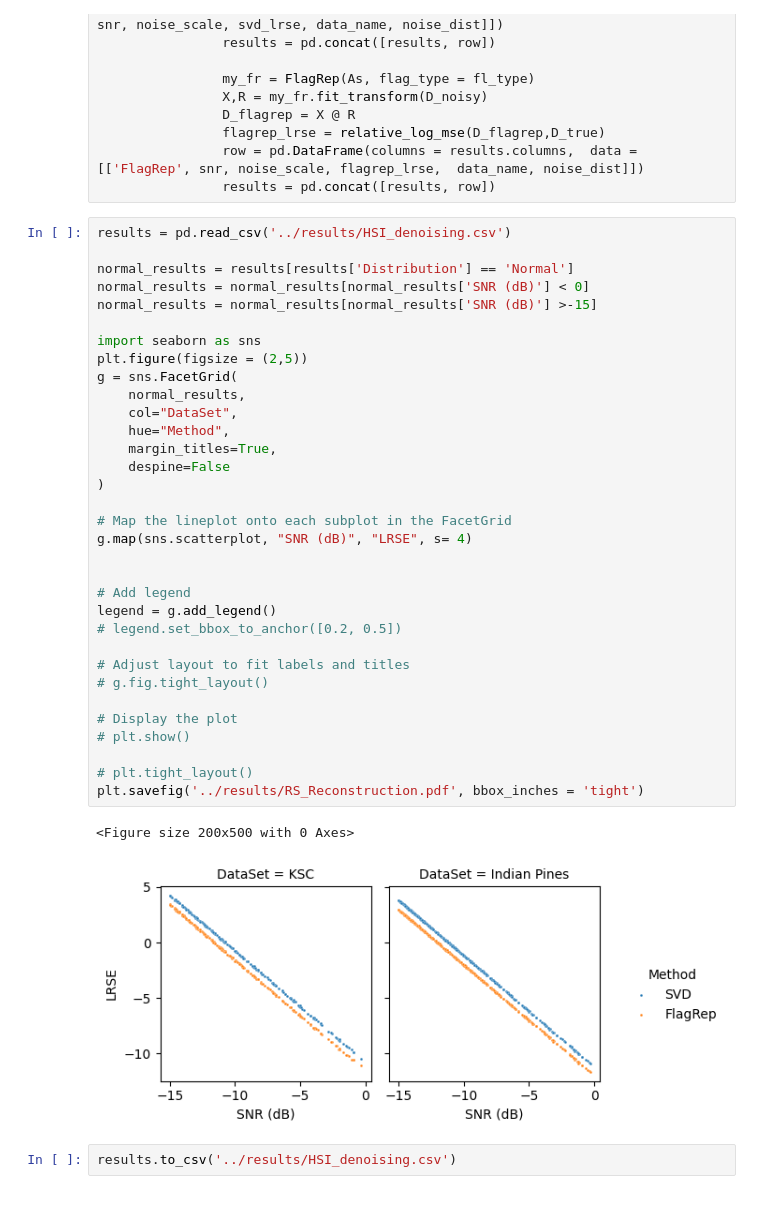
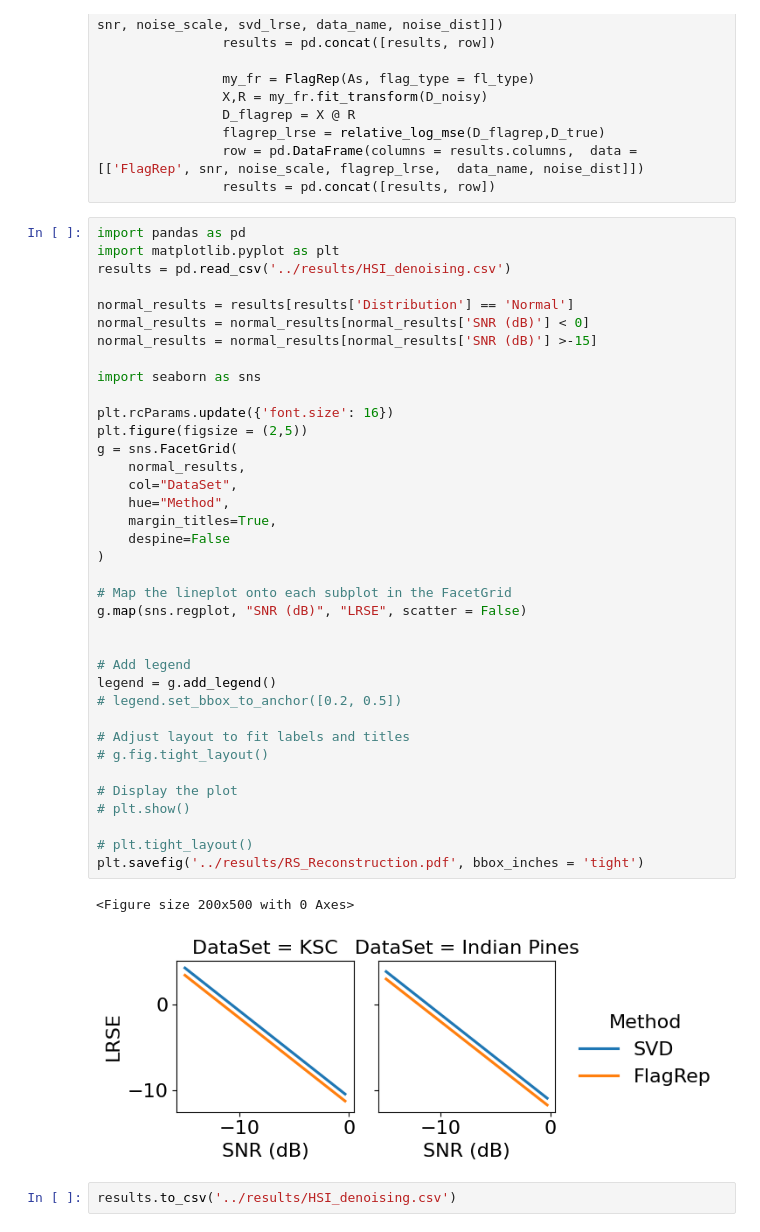
Before and after one commit to tolgabirdal/FlagManifoldsV3, a Jupyter notebook: python/HSI_denoising.ipynb, the cells around one changed output. Saved outputs shown, nothing was run; the diff lists cells and outputs as text; blank space fills up the shorter version.

Commit message:
making pretty plots

```diff
--- a/python/HSI_denoising.ipynb
+++ b/python/HSI_denoising.ipynb
@@ -82,40 +82,44 @@ for data_name in ['KSC', 'Indian Pines']:
                 row = pd.DataFrame(columns = results.columns,  data = [['FlagRep', snr, noise_scale, flagrep_lrse,  data_name, noise_dist]])
                 results = pd.concat([results, row])
 # %%
+import pandas as pd
+import matplotlib.pyplot as plt
 results = pd.read_csv('../results/HSI_denoising.csv')
 
 normal_results = results[results['Distribution'] == 'Normal']
 normal_results = normal_results[normal_results['SNR (dB)'] < 0]
 normal_results = normal_results[normal_results['SNR (dB)'] >-15]
 
 import seaborn as sns
+
+plt.rcParams.update({'font.size': 16})
 plt.figure(figsize = (2,5))
 g = sns.FacetGrid(
     normal_results,
     col="DataSet",
     hue="Method",
     margin_titles=True,
     despine=False
 )
 
 # Map the lineplot onto each subplot in the FacetGrid
-g.map(sns.scatterplot, "SNR (dB)", "LRSE", s= 4)
+g.map(sns.regplot, "SNR (dB)", "LRSE", scatter = False)
 
 
 # Add legend
 legend = g.add_legend()
 # legend.set_bbox_to_anchor([0.2, 0.5])
 
 # Adjust layout to fit labels and titles
 # g.fig.tight_layout()
 
 # Display the plot
 # plt.show()
 
 # plt.tight_layout()
 plt.savefig('../results/RS_Reconstruction.pdf', bbox_inches = 'tight')
 # %% [output]
 <Figure size 200x500 with 0 Axes>
-[figure, old version]
+[figure, new version]
 # %%
 results.to_csv('../results/HSI_denoising.csv')
```
Also changed, not shown: 3 other files.
